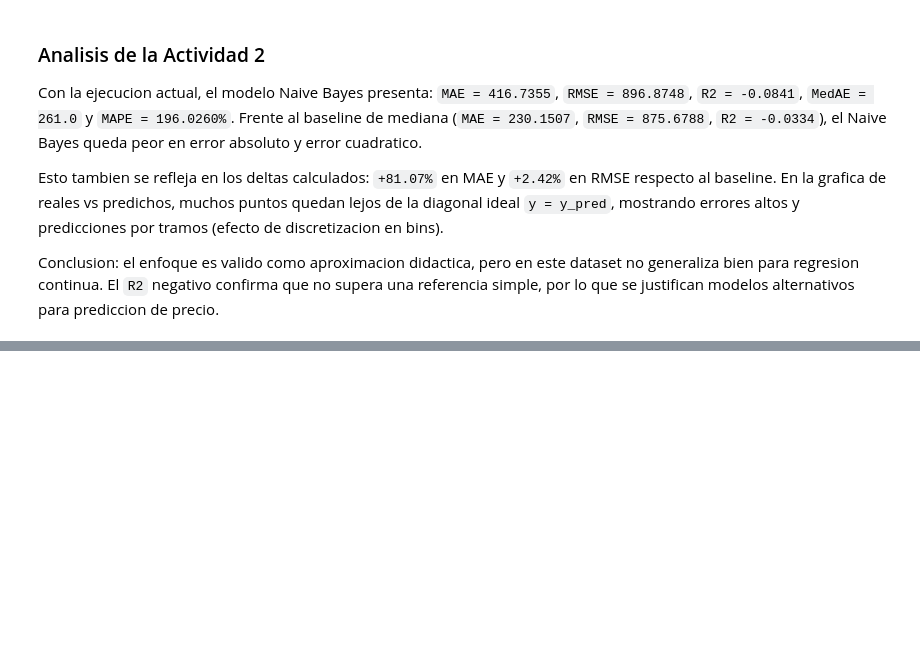
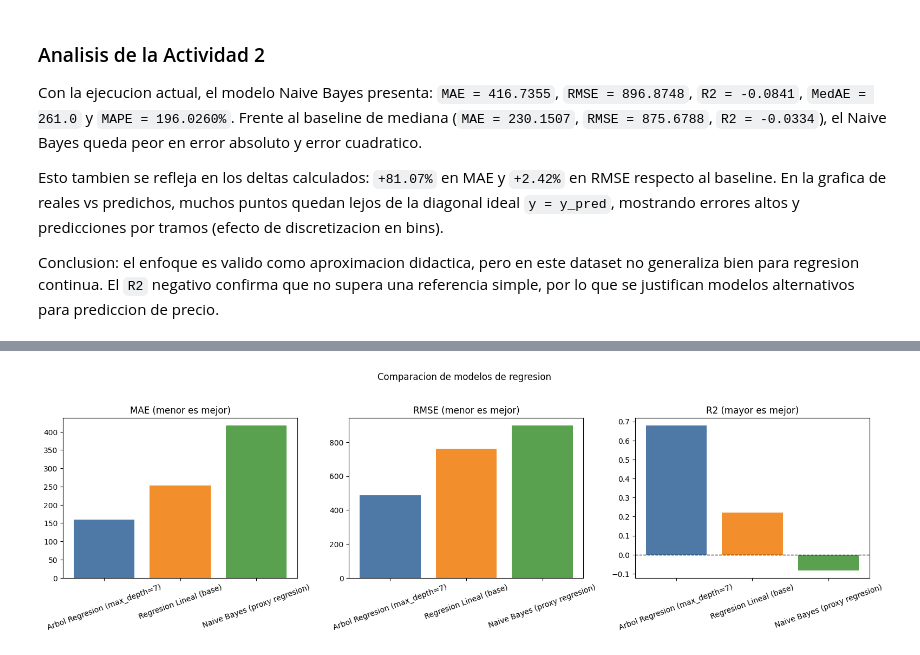
Before and after one commit to jcdiegolopez/MD-LAB05, a Jupyter notebook: main.ipynb, the cells around one changed output, grey strips where cells are left out. Cells and saved outputs as stored; diff of their text form; code cells hidden in the pictures; blank space fills up the shorter version.

```diff
--- a/main.ipynb
+++ b/main.ipynb
@@ -288,0 +347,29 @@ Conclusion: el enfoque es valido como aproximacion didactica, pero en este datas
+# %%
+# Grafica comparativa de metricas
+import matplotlib.pyplot as plt
+
+plot_df = comparison_models.copy()
+
+fig, axes = plt.subplots(1, 3, figsize=(16, 4.8))
+
+# MAE (menor es mejor)
+axes[0].bar(plot_df['Modelo'], plot_df['MAE'], color=['#4e79a7', '#f28e2b', '#59a14f'])
+axes[0].set_title('MAE (menor es mejor)')
+axes[0].tick_params(axis='x', rotation=20)
+
+# RMSE (menor es mejor)
+axes[1].bar(plot_df['Modelo'], plot_df['RMSE'], color=['#4e79a7', '#f28e2b', '#59a14f'])
+axes[1].set_title('RMSE (menor es mejor)')
+axes[1].tick_params(axis='x', rotation=20)
+
+# R2 (mayor es mejor)
+axes[2].bar(plot_df['Modelo'], plot_df['R2'], color=['#4e79a7', '#f28e2b', '#59a14f'])
+axes[2].axhline(0, color='black', linewidth=1, linestyle='--')
+axes[2].set_title('R2 (mayor es mejor)')
+axes[2].tick_params(axis='x', rotation=20)
+
+plt.suptitle('Comparacion de modelos de regresion', y=1.03, fontsize=12)
+plt.tight_layout()
+plt.show()
+# %% [output]
+[figure, added]
```
Also changed, not shown: parts of 3 cells of this notebook.
